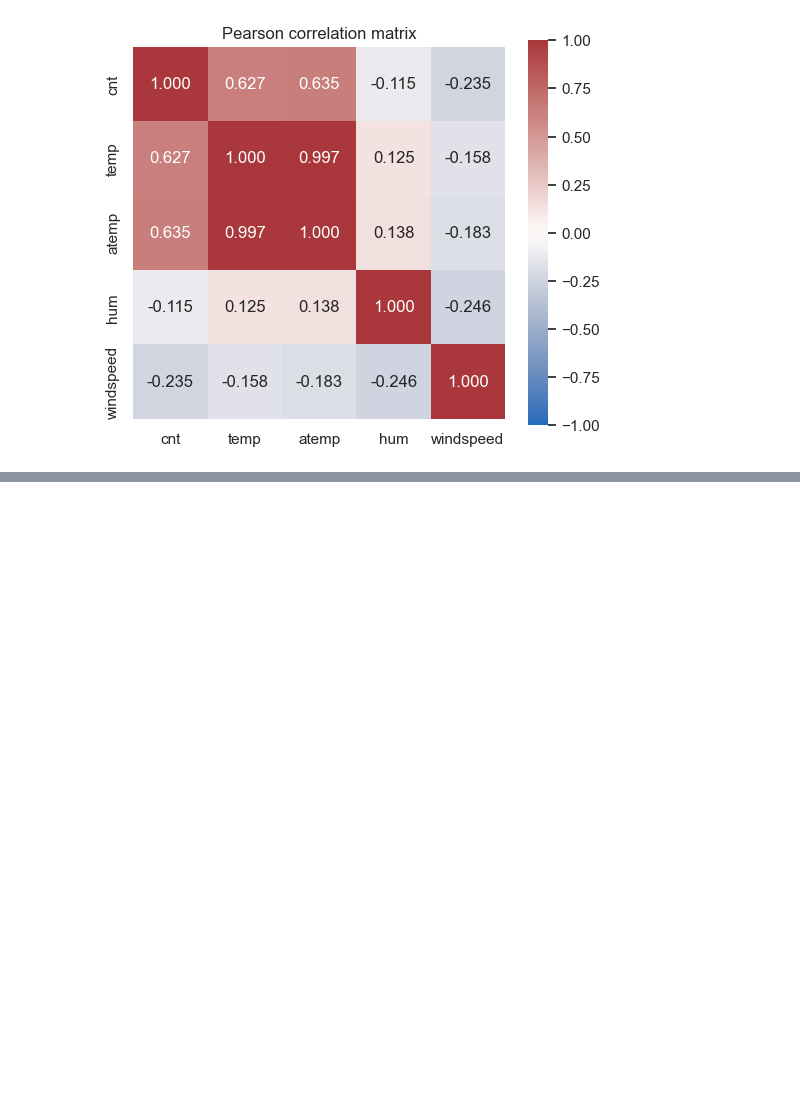
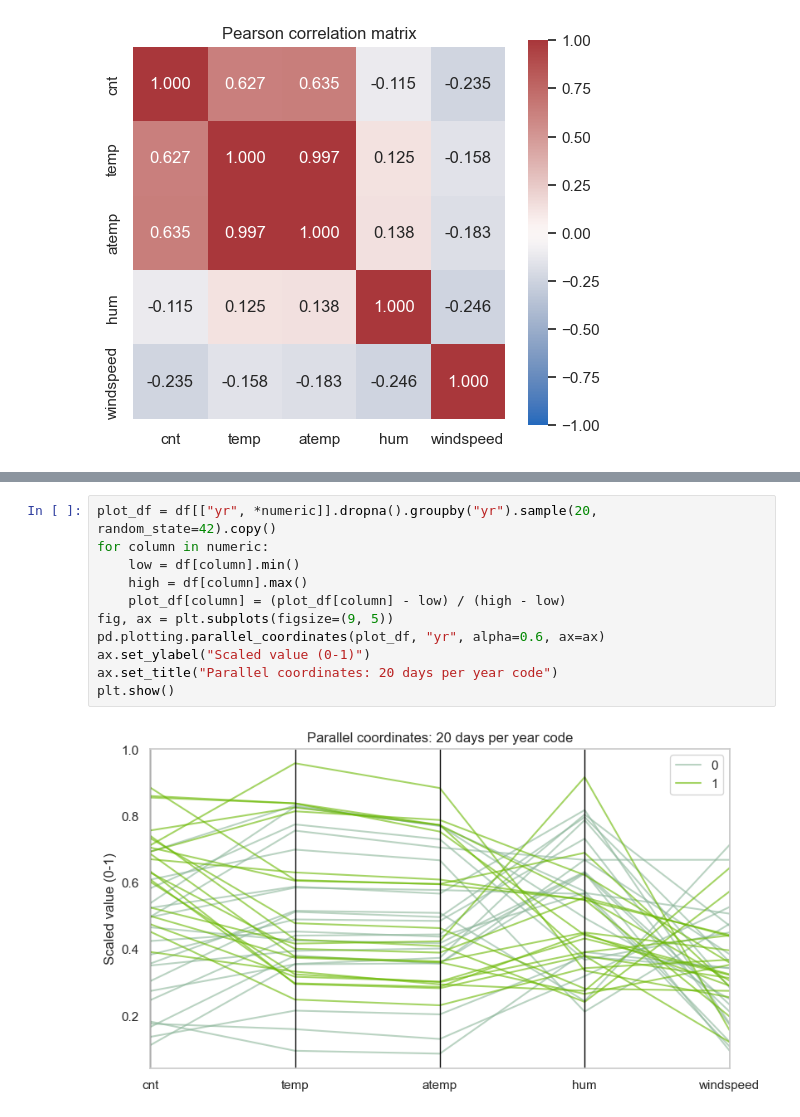
Before and after one commit to husnaaydn/bike-sharing-eda-project, a Jupyter notebook: bike_sharing_project.ipynb, the cells around one changed output, grey strips where cells are left out. Drawn from its saved outputs; the diff is of its cells as text; blank space fills up the shorter version.

Commit message:
Complete EDA summary and visual analyses

```diff
--- a/bike_sharing_project.ipynb
+++ b/bike_sharing_project.ipynb
@@ -1385,0 +1392,13 @@ plt.show()
+# %%
+plot_df = df[["yr", *numeric]].dropna().groupby("yr").sample(20, random_state=42).copy()
+for column in numeric:
+    low = df[column].min()
+    high = df[column].max()
+    plot_df[column] = (plot_df[column] - low) / (high - low)
+fig, ax = plt.subplots(figsize=(9, 5))
+pd.plotting.parallel_coordinates(plot_df, "yr", alpha=0.6, ax=ax)
+ax.set_ylabel("Scaled value (0-1)")
+ax.set_title("Parallel coordinates: 20 days per year code")
+plt.show()
+# %% [output]
+[figure, added]
```
Also changed, not shown: parts of 5 cells of this notebook.
